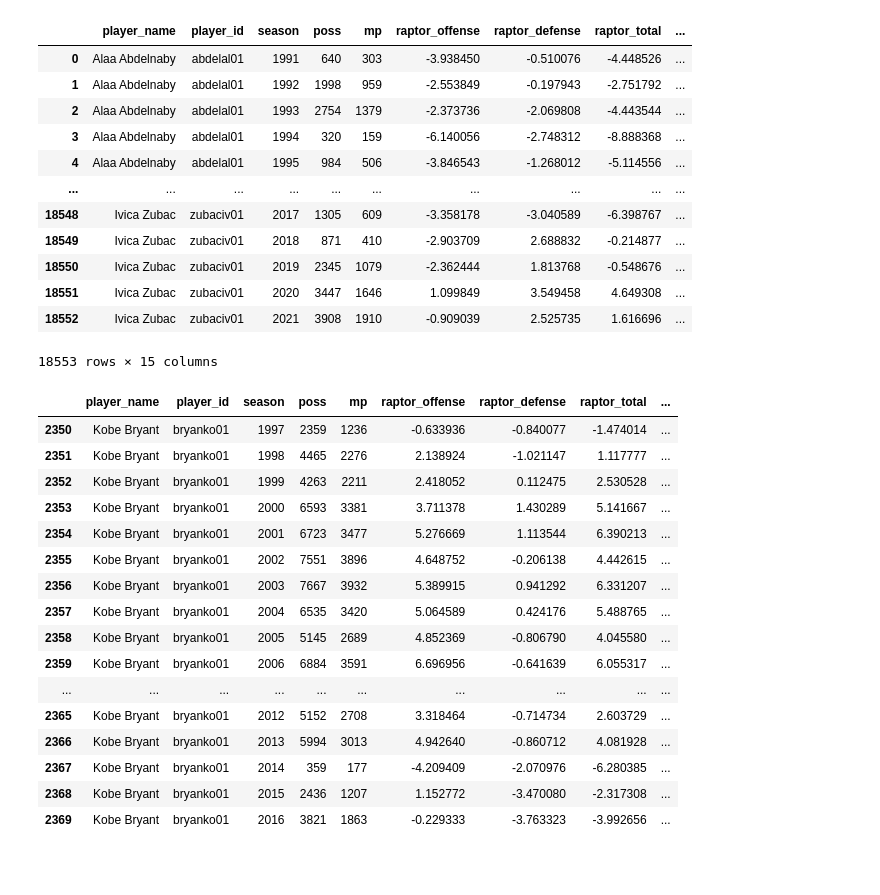
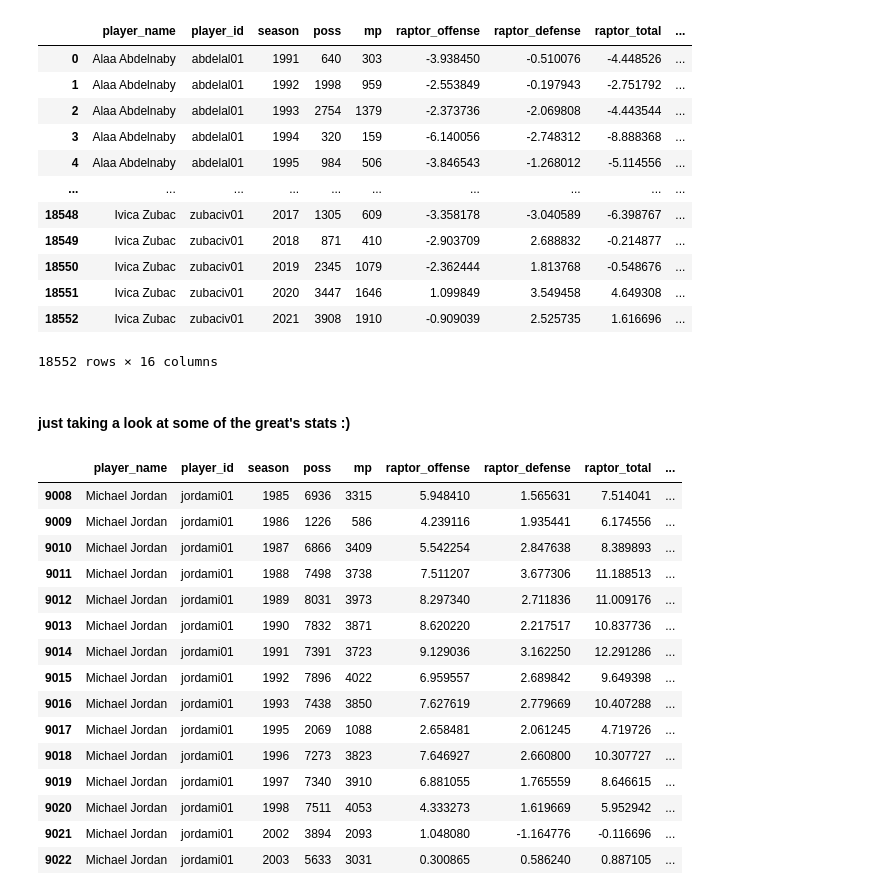
Before and after one commit to SarvaniK-26/NBATrade, a Jupyter notebook: nbatrades.ipynb, the cells around one changed output. Drawn from its saved outputs; the diff is of its cells as text; code cells hidden in the pictures; blank space fills up the shorter version.

```diff
--- a/nbatrades.ipynb
+++ b/nbatrades.ipynb
@@ -4,0 +27,4 @@ stats = pd.read_csv("hf://datasets/andrewkroening/538-NBA-Historical-Raptor/538_
+# %%
+core_features = ['raptor_total', 'war_total', 'predator_total', 'pace_impact']
+stats = stats.dropna(subset=core_features)
+stats
@@ -4,0 +45,3 @@ stats = pd.read_csv("hf://datasets/andrewkroening/538-NBA-Historical-Raptor/538_
+# %%
+stats['player_season'] = stats['player_name'] + "_" + stats['season'].astype(str)
+stats.reset_index(drop=True)
@@ -17,24 +79,26 @@ stats
 | 18550 | Ivica Zubac | zubaciv01 | 2019 | 2345 | 1079 | -2.362444 | 1.813768 | -0.548676 | ... |
 | 18551 | Ivica Zubac | zubaciv01 | 2020 | 3447 | 1646 | 1.099849 | 3.549458 | 4.649308 | ... |
 | 18552 | Ivica Zubac | zubaciv01 | 2021 | 3908 | 1910 | -0.909039 | 2.525735 | 1.616696 | ... |
-18553 rows × 15 columns
+18552 rows × 16 columns
-# %%
-stats[stats['player_name'] == 'Kobe Bryant']
-# %% [output]
-|  | player_name | player_id | season | poss | mp | raptor_offense | raptor_defense | raptor_total | ... |
-| 2350 | Kobe Bryant | bryanko01 | 1997 | 2359 | 1236 | -0.633936 | -0.840077 | -1.474014 | ... |
-| 2351 | Kobe Bryant | bryanko01 | 1998 | 4465 | 2276 | 2.138924 | -1.021147 | 1.117777 | ... |
-| 2352 | Kobe Bryant | bryanko01 | 1999 | 4263 | 2211 | 2.418052 | 0.112475 | 2.530528 | ... |
-| 2353 | Kobe Bryant | bryanko01 | 2000 | 6593 | 3381 | 3.711378 | 1.430289 | 5.141667 | ... |
-| 2354 | Kobe Bryant | bryanko01 | 2001 | 6723 | 3477 | 5.276669 | 1.113544 | 6.390213 | ... |
-| 2355 | Kobe Bryant | bryanko01 | 2002 | 7551 | 3896 | 4.648752 | -0.206138 | 4.442615 | ... |
-| 2356 | Kobe Bryant | bryanko01 | 2003 | 7667 | 3932 | 5.389915 | 0.941292 | 6.331207 | ... |
-| 2357 | Kobe Bryant | bryanko01 | 2004 | 6535 | 3420 | 5.064589 | 0.424176 | 5.488765 | ... |
-| 2358 | Kobe Bryant | bryanko01 | 2005 | 5145 | 2689 | 4.852369 | -0.806790 | 4.045580 | ... |
-| 2359 | Kobe Bryant | bryanko01 | 2006 | 6884 | 3591 | 6.696956 | -0.641639 | 6.055317 | ... |
-| ... | ... | ... | ... | ... | ... | ... | ... | ... | ... |
-| 2365 | Kobe Bryant | bryanko01 | 2012 | 5152 | 2708 | 3.318464 | -0.714734 | 2.603729 | ... |
-| 2366 | Kobe Bryant | bryanko01 | 2013 | 5994 | 3013 | 4.942640 | -0.860712 | 4.081928 | ... |
-| 2367 | Kobe Bryant | bryanko01 | 2014 | 359 | 177 | -4.209409 | -2.070976 | -6.280385 | ... |
-| 2368 | Kobe Bryant | bryanko01 | 2015 | 2436 | 1207 | 1.152772 | -3.470080 | -2.317308 | ... |
-| 2369 | Kobe Bryant | bryanko01 | 2016 | 3821 | 1863 | -0.229333 | -3.763323 | -3.992656 | ... |
+# %% [markdown]
+#### just taking a look at some of the great's stats :)
+# %%
+mj = stats[stats['player_name'] == 'Michael Jordan']
+mj
+# %% [output]
+|  | player_name | player_id | season | poss | mp | raptor_offense | raptor_defense | raptor_total | ... |
+| 9008 | Michael Jordan | jordami01 | 1985 | 6936 | 3315 | 5.948410 | 1.565631 | 7.514041 | ... |
+| 9009 | Michael Jordan | jordami01 | 1986 | 1226 | 586 | 4.239116 | 1.935441 | 6.174556 | ... |
+| 9010 | Michael Jordan | jordami01 | 1987 | 6866 | 3409 | 5.542254 | 2.847638 | 8.389893 | ... |
+| 9011 | Michael Jordan | jordami01 | 1988 | 7498 | 3738 | 7.511207 | 3.677306 | 11.188513 | ... |
+| 9012 | Michael Jordan | jordami01 | 1989 | 8031 | 3973 | 8.297340 | 2.711836 | 11.009176 | ... |
+| 9013 | Michael Jordan | jordami01 | 1990 | 7832 | 3871 | 8.620220 | 2.217517 | 10.837736 | ... |
+| 9014 | Michael Jordan | jordami01 | 1991 | 7391 | 3723 | 9.129036 | 3.162250 | 12.291286 | ... |
+| 9015 | Michael Jordan | jordami01 | 1992 | 7896 | 4022 | 6.959557 | 2.689842 | 9.649398 | ... |
+| 9016 | Michael Jordan | jordami01 | 1993 | 7438 | 3850 | 7.627619 | 2.779669 | 10.407288 | ... |
+| 9017 | Michael Jordan | jordami01 | 1995 | 2069 | 1088 | 2.658481 | 2.061245 | 4.719726 | ... |
+| 9018 | Michael Jordan | jordami01 | 1996 | 7273 | 3823 | 7.646927 | 2.660800 | 10.307727 | ... |
+| 9019 | Michael Jordan | jordami01 | 1997 | 7340 | 3910 | 6.881055 | 1.765559 | 8.646615 | ... |
+| 9020 | Michael Jordan | jordami01 | 1998 | 7511 | 4053 | 4.333273 | 1.619669 | 5.952942 | ... |
+| 9021 | Michael Jordan | jordami01 | 2002 | 3894 | 2093 | 1.048080 | -1.164776 | -0.116696 | ... |
+| 9022 | Michael Jordan | jordami01 | 2003 | 5633 | 3031 | 0.300865 | 0.586240 | 0.887105 | ... |
```
Also changed, not shown: parts of 30 cells of this notebook, 1 other file.
